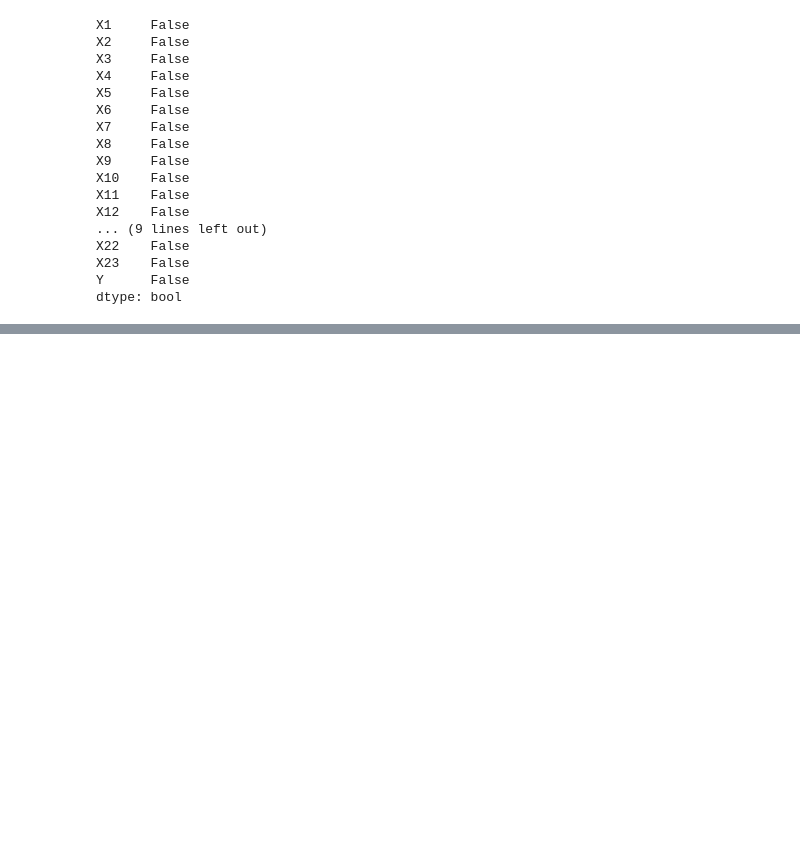
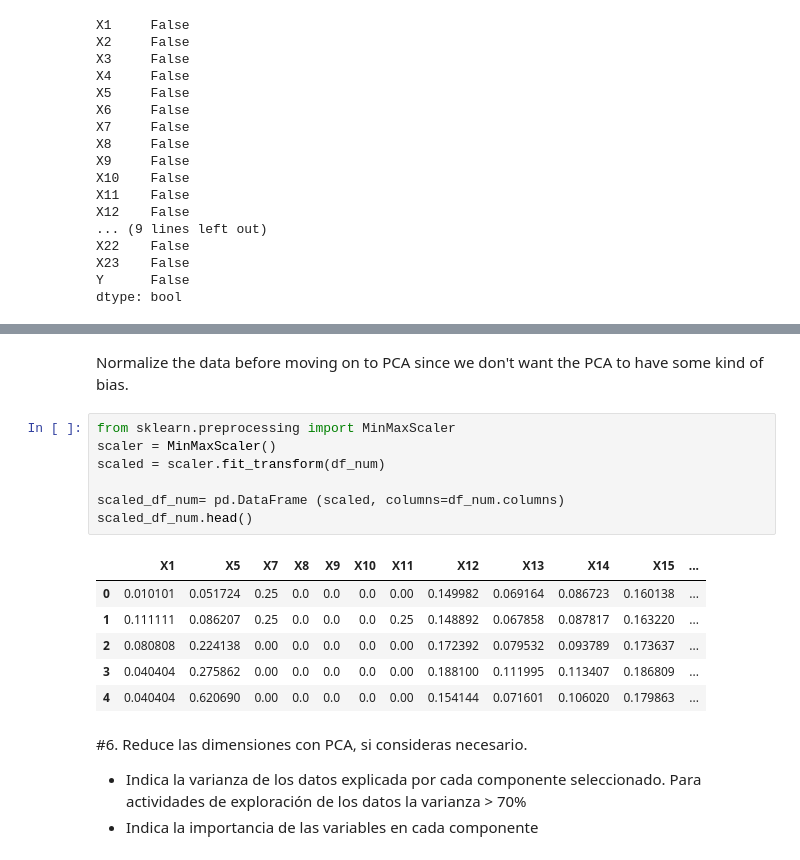
Before and after one commit to PosgradoMNA/actividades-de-aprendizaje-rafaelsangarcia, a Jupyter notebook: Semana6/Actividad/ Visualizacion_A01182780.ipynb, the cells around one changed output, grey strips where cells are left out. Drawn from its saved outputs; the diff is of its cells as text; blank space fills up the shorter version.

```diff
--- a/Semana6/Actividad/ Visualizacion_A01182780.ipynb
+++ b/Semana6/Actividad/ Visualizacion_A01182780.ipynb
@@ -549,0 +576,20 @@ dtype: bool
+# %% [markdown]
+Normalize the data before moving on to PCA since we don't want the PCA to have some kind of bias.
+# %%
+from sklearn.preprocessing import MinMaxScaler
+scaler = MinMaxScaler()
+scaled = scaler.fit_transform(df_num)
+
+scaled_df_num= pd.DataFrame (scaled, columns=df_num.columns)
+scaled_df_num.head()
+# %% [output]
+|  | X1 | X5 | X7 | X8 | X9 | X10 | X11 | X12 | X13 | X14 | X15 | ... |
+| 0 | 0.010101 | 0.051724 | 0.25 | 0.0 | 0.0 | 0.0 | 0.00 | 0.149982 | 0.069164 | 0.086723 | 0.160138 | ... |
+| 1 | 0.111111 | 0.086207 | 0.25 | 0.0 | 0.0 | 0.0 | 0.25 | 0.148892 | 0.067858 | 0.087817 | 0.163220 | ... |
+| 2 | 0.080808 | 0.224138 | 0.00 | 0.0 | 0.0 | 0.0 | 0.00 | 0.172392 | 0.079532 | 0.093789 | 0.173637 | ... |
+| 3 | 0.040404 | 0.275862 | 0.00 | 0.0 | 0.0 | 0.0 | 0.00 | 0.188100 | 0.111995 | 0.113407 | 0.186809 | ... |
+| 4 | 0.040404 | 0.620690 | 0.00 | 0.0 | 0.0 | 0.0 | 0.00 | 0.154144 | 0.071601 | 0.106020 | 0.179863 | ... |
+# %% [markdown]
+#6. Reduce las dimensiones con PCA, si consideras necesario.
+* Indica la varianza de los datos explicada por cada componente seleccionado. Para actividades de exploración de los datos la varianza > 70%
+* Indica la importancia de las variables en cada componente
```
Also changed, not shown: parts of 16 cells of this notebook.
